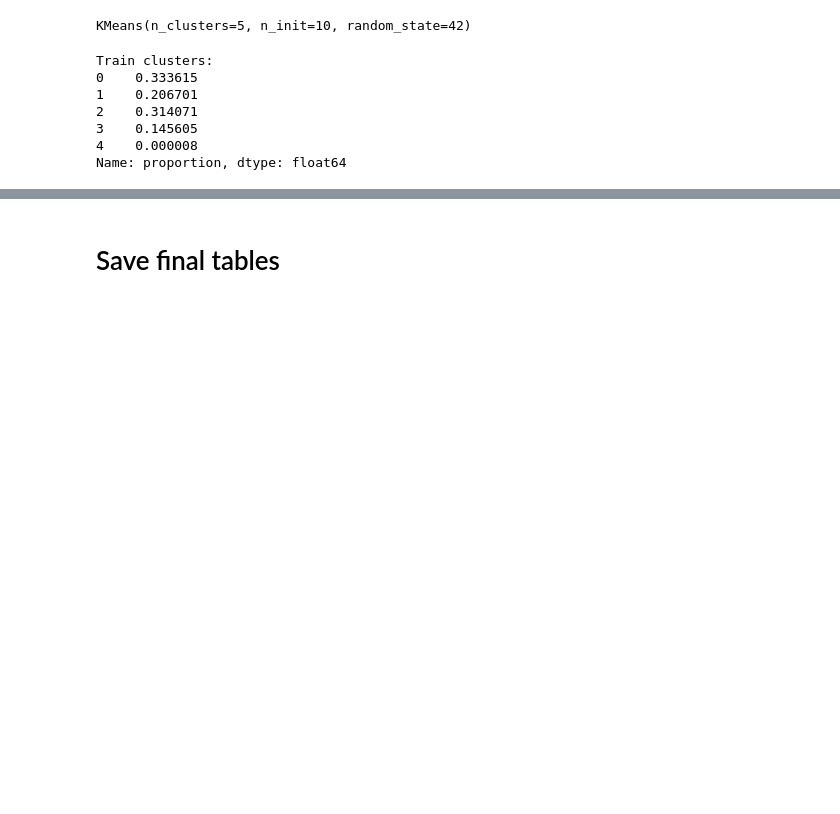
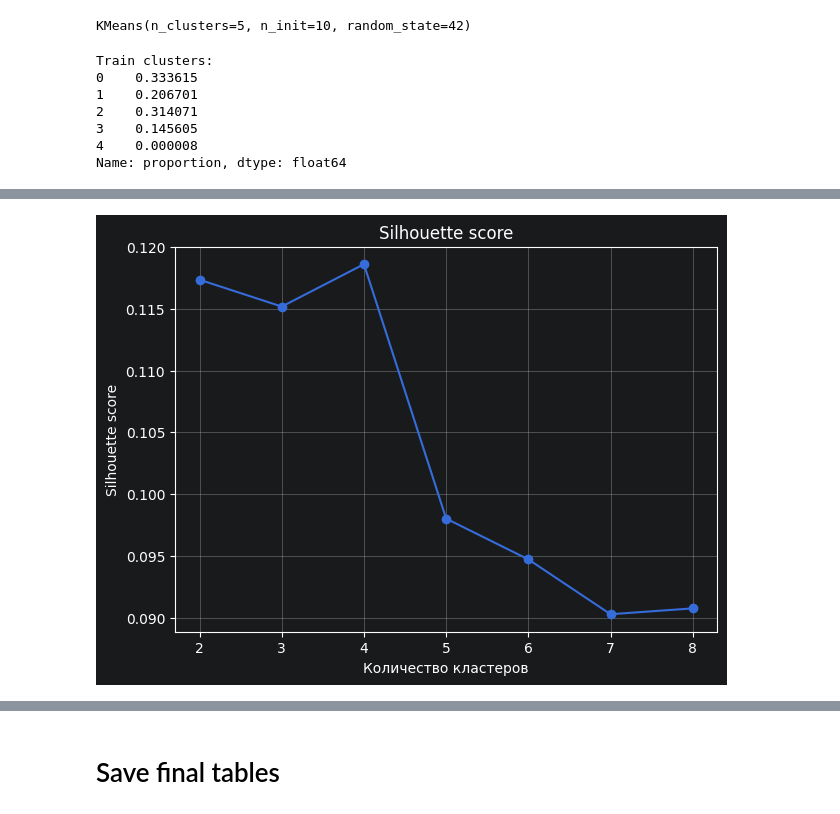
Before and after one commit to USL99/home-credit-default-risk, a Jupyter notebook: notebooks/03_feature_engineering.ipynb, the cells around one changed output, grey strips where cells are left out. Saved outputs shown, nothing was run; the diff lists cells and outputs as text; code cells hidden in the pictures; blank space fills up the shorter version.

```diff
--- a/notebooks/03_feature_engineering.ipynb
+++ b/notebooks/03_feature_engineering.ipynb
@@ -2634,0 +2780,2 @@ Name: proportion, dtype: float64
+# %%
+kmeans_5_clipped_model = KMeans(n_clusters=5, random_state=42, n_init=10)
@@ -2634,0 +2879,11 @@ Name: proportion, dtype: float64
+# %%
+plt.figure(figsize=(7, 5))
+
+plt.plot(k_results_df["k"], k_results_df["silhouette"], marker="o")
+plt.xlabel("Количество кластеров")
+plt.ylabel("Silhouette score")
+plt.title("Silhouette score")
+plt.grid()
+plt.show()
+# %% [output]
+[figure, added]
```
Also changed, not shown: parts of 28 cells of this notebook.
